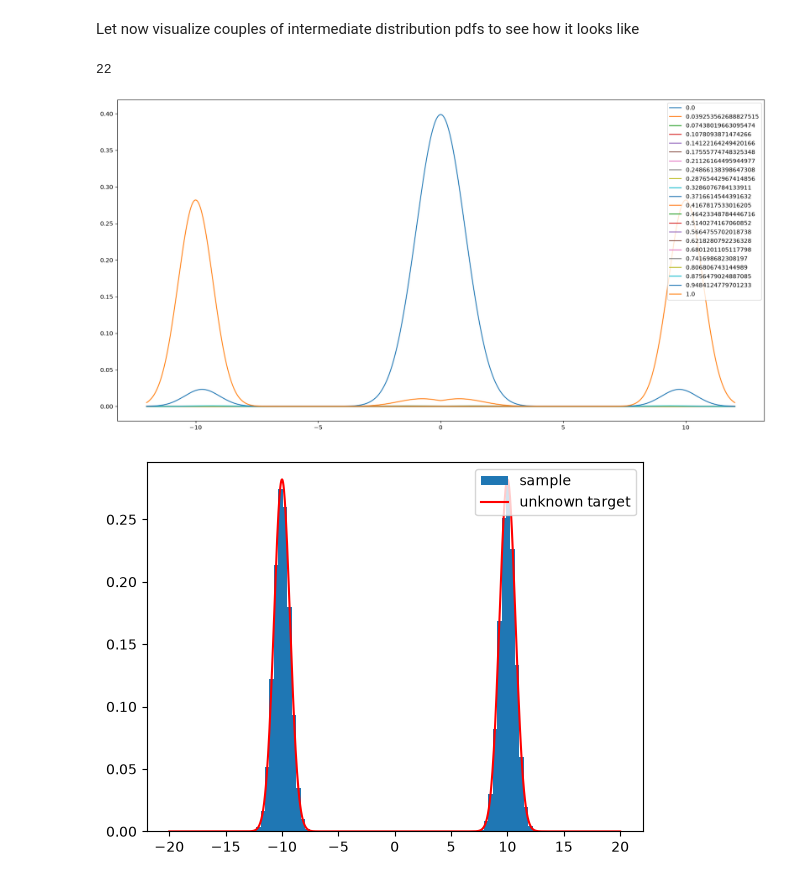
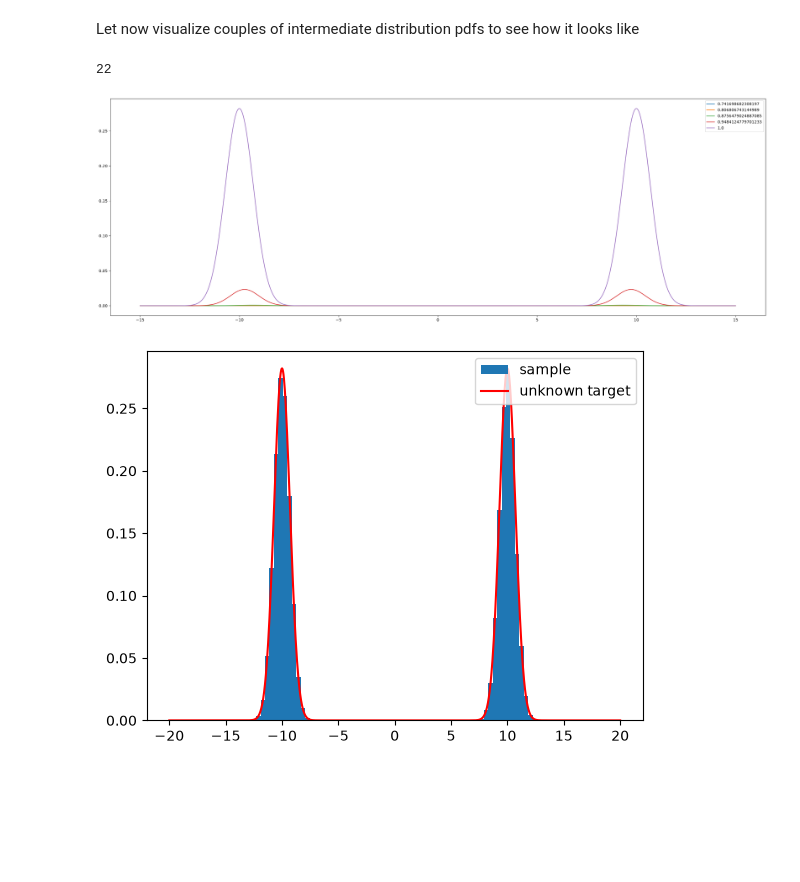
Before and after one commit to saobangmath/MiniProject-PhD-, a Jupyter notebook: MCMC/smc.ipynb, the cells around one changed output. Drawn from its saved outputs; the diff is of its cells as text; code cells hidden in the pictures; blank space fills up the shorter version.

```diff
--- a/MCMC/smc.ipynb
+++ b/MCMC/smc.ipynb
@@ -292,8 +292,8 @@ class SMC:
             return x + random.multivariate_normal(k, mean=mean0, cov=move_cov)
 
         mcmc = MCMC(next_logpdf, proposed_fn, tracker=None)
-        samples = mcmc.run_batch(samples, k_mcmc, iters=mcmc_iters)
-        return samples, next_logpdf(samples), key
+        next_samples = mcmc.run_batch(samples, k_mcmc, iters=mcmc_iters)
+        return next_samples, next_logpdf(next_samples), key
 
     def __sample_next_dist(self, next_dist_logpdf):
         r"""Manual-schedule step used by sample_loop."""
@@ -414,21 +414,21 @@ Let now visualize couples of intermediate distribution pdfs to see how it looks
 # %%
 from matplotlib import pyplot as plt
 from jax import numpy as jnp
 
-fig, ax = plt.subplots(figsize = (20,10))
-xx = jnp.linspace(-12, 12, 1000)
+fig, ax = plt.subplots(figsize = (30,10))
+xx = jnp.linspace(-15, 15, 1000)
 
 print(len(lambda_list))
 
-for _lambda in lambda_list[::]:
+for _lambda in lambda_list[len(lambda_list) - 5:]:
     yy = jnp.exp(smc.get_intermediate_logpdf(xx.reshape(len(xx), 1), _lambda))
     ax.plot(xx, yy, label=str(_lambda))
 
 plt.legend(loc = 'upper right')
 fig.show()
 # %% [output]
 22
-[figure, old version]
+[figure, new version]
 # %%
 from matplotlib import pyplot as plt
 import jax.numpy as jnp
```
Also changed, not shown: parts of 4 cells of this notebook.
